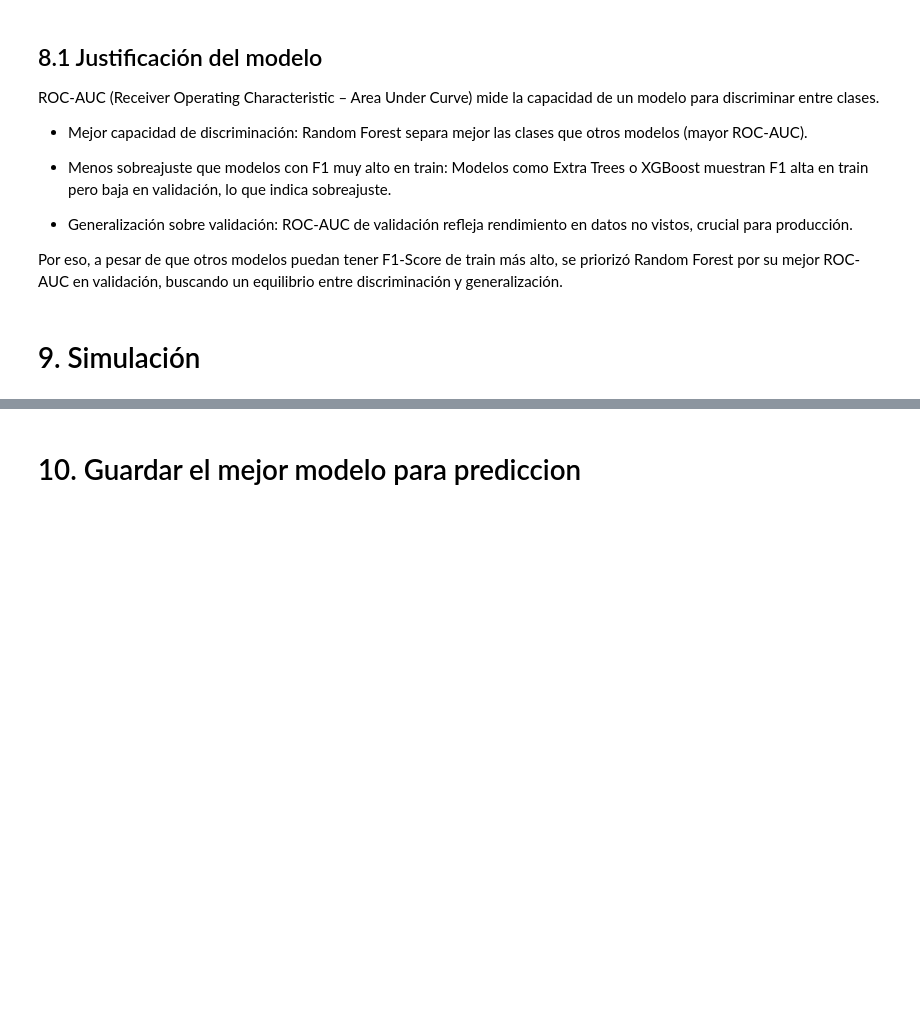
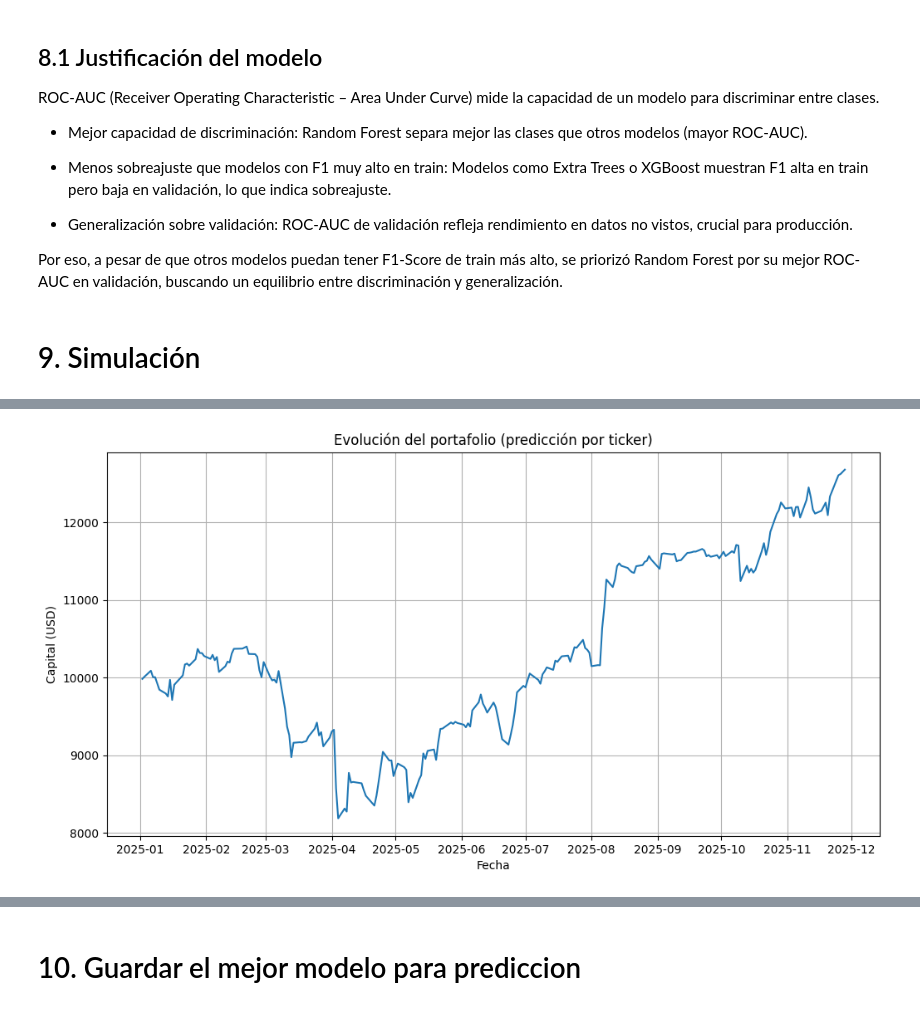
Before and after one commit to Brauchin17/Proyecto_final_dm, a Jupyter notebook: notebooks/ml_trading_classifier.ipynb, the cells around one changed output, grey strips where cells are left out. Drawn from its saved outputs; the diff is of its cells as text; code cells hidden in the pictures; blank space fills up the shorter version.

Commit message:
Actualizacion de simulacion

```diff
--- a/notebooks/ml_trading_classifier.ipynb
+++ b/notebooks/ml_trading_classifier.ipynb
@@ -1077,0 +1023,89 @@ Capital final del portafolio: $14,225.52
+# %%
+df_sim = df_sim.sort_values(["date", "ticker"]).copy()
+capital_inicial = 10000
+
+cash = capital_inicial # dinero disponible
+posiciones = {}   # cantidad de acciones por ticker
+
+# Guardamos el último close por ticker para valuar
+ultimo_close = {}
+
+registros = []
+
+# simulación simple
+
+for _, row in df_sim.iterrows():
+
+    ticker = row["ticker"]
+    fecha = row["date"]
+    open_price = row["open"]
+    close_price = row["close"]
+    signal = row["Prediction"]
+
+    # Inicializar estructuras si no existen
+    if ticker not in posiciones:
+        posiciones[ticker] = 0
+    ultimo_close[ticker] = close_price
+
+    # Comprar 3 unidades si predice subida
+    if signal == 1:
+        unidades = 3
+        costo = unidades * open_price
+
+        if cash >= costo:
+            cash -= costo
+            posiciones[ticker] += unidades
+
+    # Vender todo si predice bajada
+    else:
+        unidades = posiciones[ticker]
+        if unidades > 0:
+            cash += unidades * open_price
+            posiciones[ticker] = 0
+
+    # calcular equity (actual valor del portafolio, activos + cash)
+    equity = cash
+    for t, pos in posiciones.items():
+        if pos > 0 and t in ultimo_close:
+            equity += pos * ultimo_close[t] # valor actual de las posiciones
+
+    # ======== GUARDAR REGISTRO ========
+    registros.append({
+        "date": fecha,
+        "ticker": ticker,
+        "Cash": cash,
+        "Equity": equity
+    })
+
+df_portfolio = pd.DataFrame(registros)
+# Tomamos el último estado de cada día
+equity_diario = df_portfolio.groupby("date")["Equity"].last()
+# ============== GRÁFICO ==============
+plt.figure(figsize=(12,6))
+plt.plot(equity_diario.index, equity_diario.values)
+plt.title("Evolución del portafolio (predicción por ticker)")
+plt.xlabel("Fecha")
+plt.ylabel("Capital (USD)")
+plt.grid()
+plt.show()
+
+# ============== RESULTADO FINAL ==============
+print(f"Capital final del portafolio: ${equity_diario.values[-1]:,.2f}")
+
+
+ultimo = df_portfolio.sort_values("date").groupby("ticker").last().reset_index()
+
+total_equity = ultimo["Equity"].sum()
+
+ultimo["Aporte_%"] = (ultimo["Equity"] / total_equity) * 100
+
+plt.figure(figsize=(10,6))
+plt.bar(ultimo["ticker"], ultimo["Aporte_%"])
+
+plt.title("Aporte porcentual por ticker al portafolio")
+plt.xlabel("Ticker")
+plt.ylabel("% del capital")
+plt.grid()
+plt.show()
+# %% [output]
+[figure, added]
```
Also changed, not shown: parts of 15 cells of this notebook.
